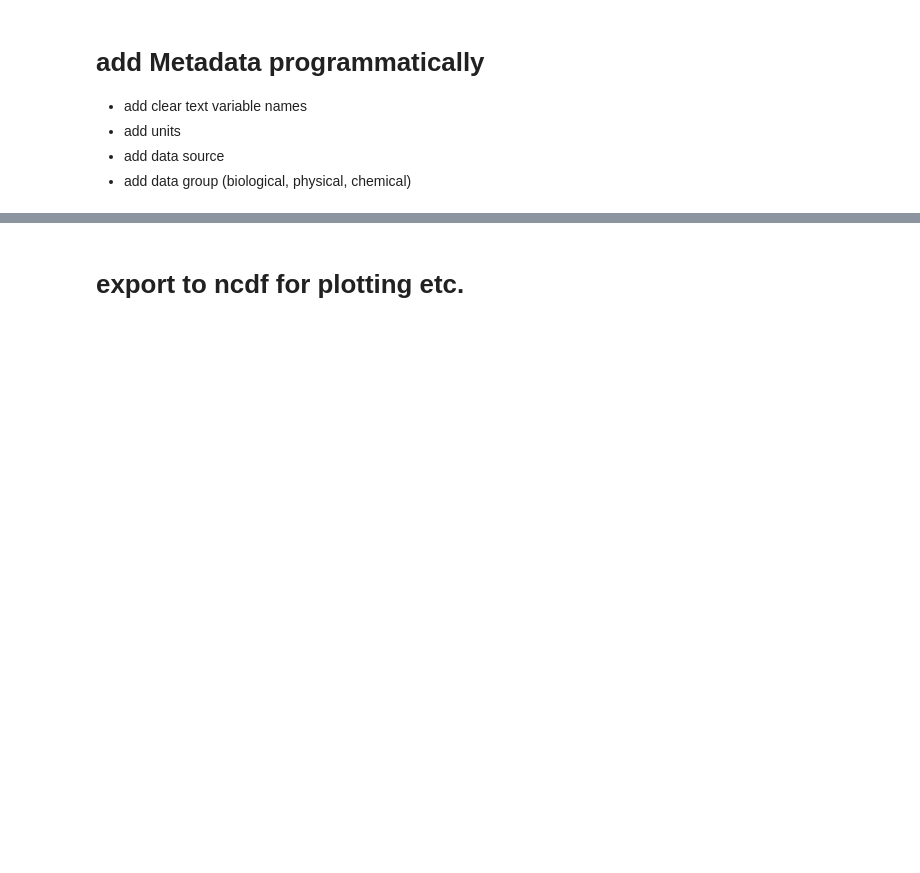
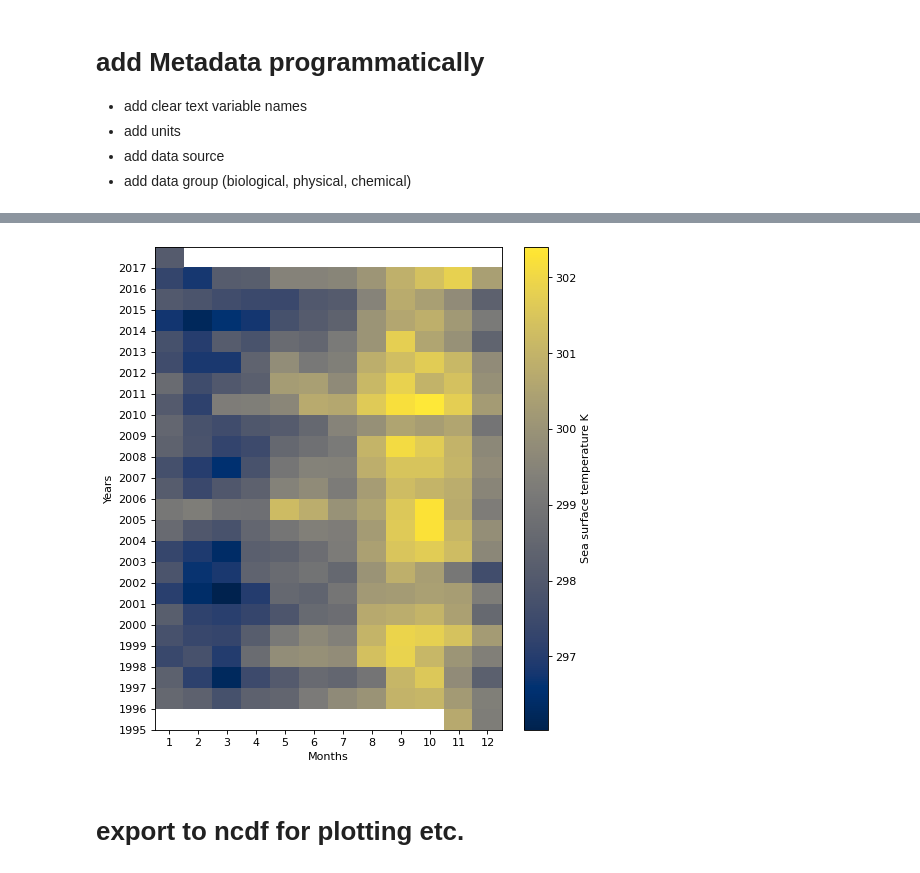
Before and after one commit to ben1post/BennyPhD, a Jupyter notebook: CaRiaco/SCRIPPS/CARIACO_data/Manuscript2DataAnalysis/annotatedDATA/ReadAnnotate2NCDF_FULLSET.ipynb, the cells around one changed output, grey strips where cells are left out. Saved outputs shown, nothing was run; the diff lists cells and outputs as text; code cells hidden in the pictures; blank space fills up the shorter version.

```diff
--- a/CaRiaco/SCRIPPS/CARIACO_data/Manuscript2DataAnalysis/annotatedDATA/ReadAnnotate2NCDF_FULLSET.ipynb
+++ b/CaRiaco/SCRIPPS/CARIACO_data/Manuscript2DataAnalysis/annotatedDATA/ReadAnnotate2NCDF_FULLSET.ipynb
@@ -168,2 +191,6 @@ CARIACO.Chlorophyll.plot.line(color="purple", marker="o",
+# %%
+plot_yearmonth_cmap(CARIACO.sst)
+# %% [output]
+[figure, added]
 # %% [markdown]
 # export to ncdf for plotting etc.
```
Also changed, not shown: parts of 29 cells of this notebook, 2 other files.
